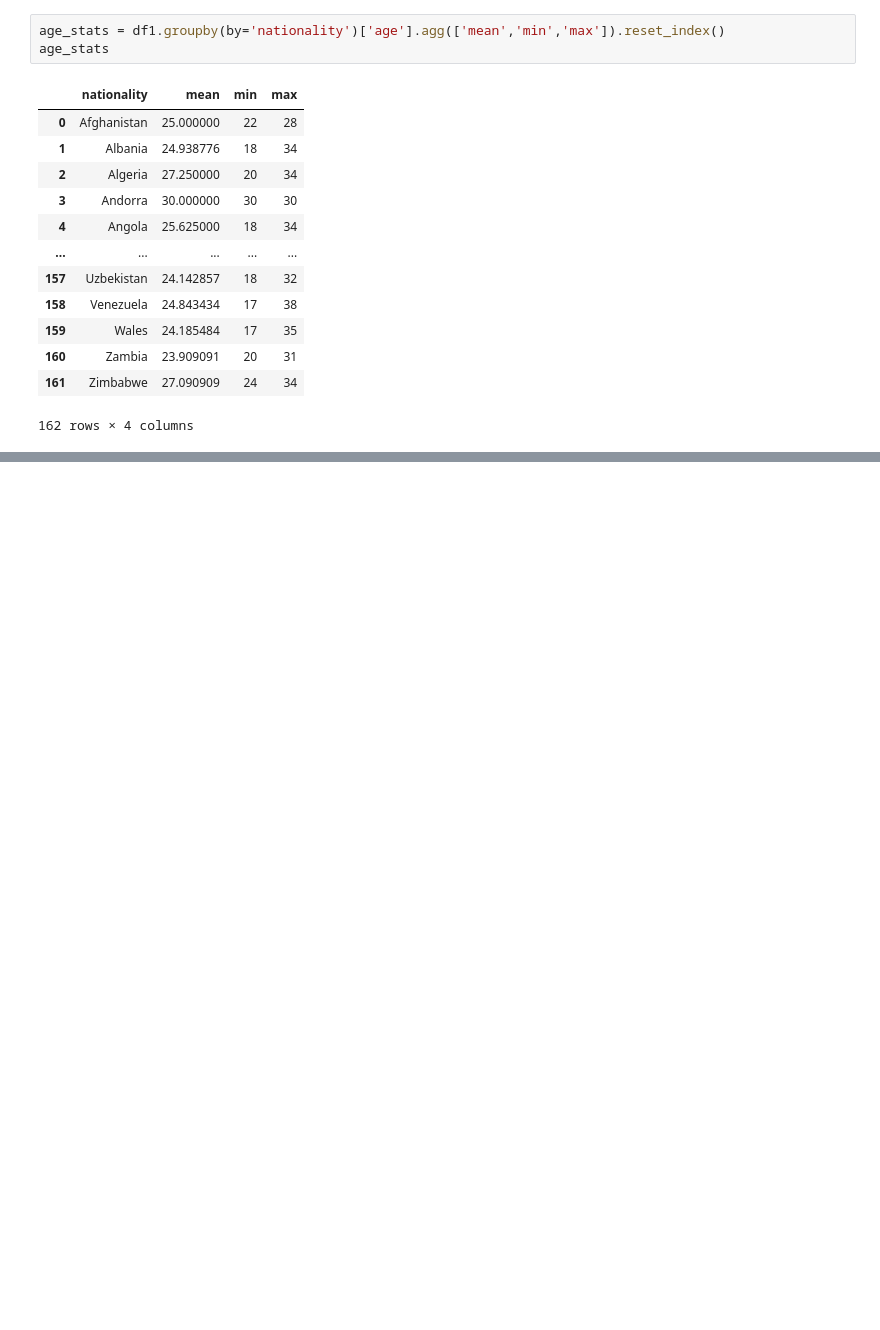
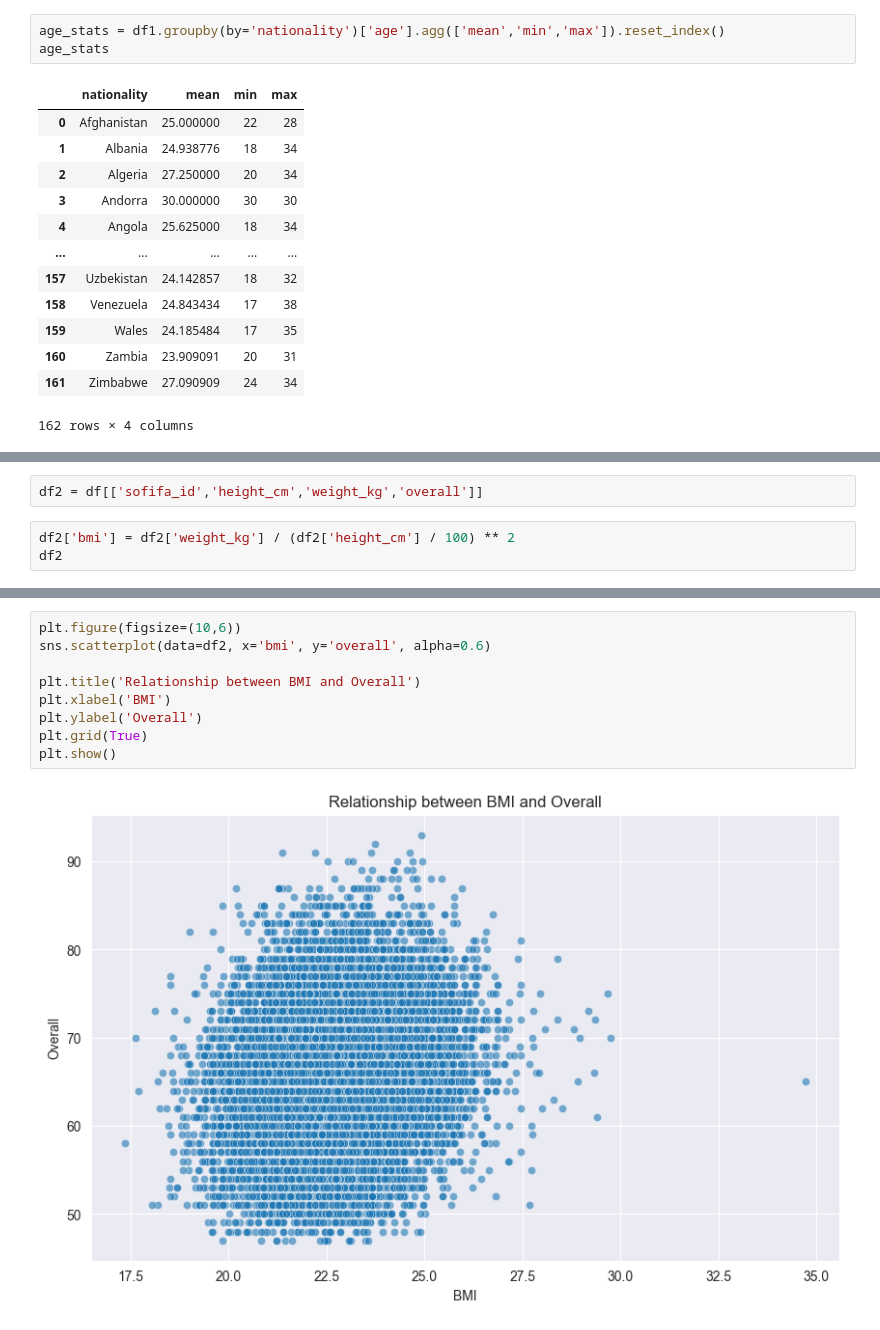
Before and after one commit to Scholiboi/compute-task, a Jupyter notebook: 2.ipynb, the cells around one changed output, grey strips where cells are left out. Saved outputs shown, nothing was run; the diff lists cells and outputs as text; blank space fills up the shorter version.

```diff
--- a/2.ipynb
+++ b/2.ipynb
@@ -195,0 +197,5 @@ plt.show()
+# %%
+df2 = df[['sofifa_id','height_cm','weight_kg','overall']]
+# %%
+df2['bmi'] = df2['weight_kg'] / (df2['height_cm'] / 100) ** 2
+df2
@@ -195,0 +233,11 @@ plt.show()
+# %%
+plt.figure(figsize=(10,6))
+sns.scatterplot(data=df2, x='bmi', y='overall', alpha=0.6)
+
+plt.title('Relationship between BMI and Overall')
+plt.xlabel('BMI')
+plt.ylabel('Overall')
+plt.grid(True)
+plt.show()
+# %% [output]
+[figure, added]
```
Also changed, not shown: parts of 5 cells of this notebook.
